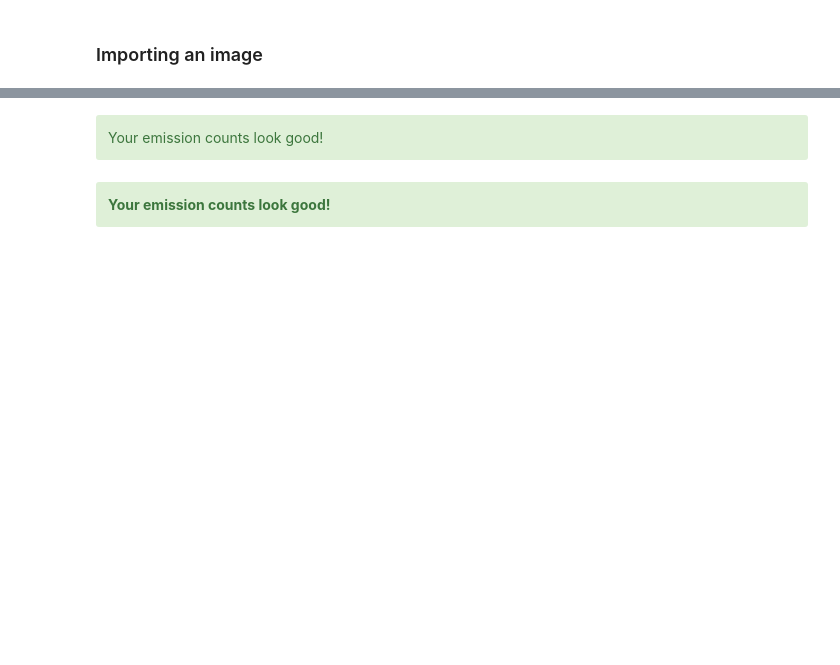
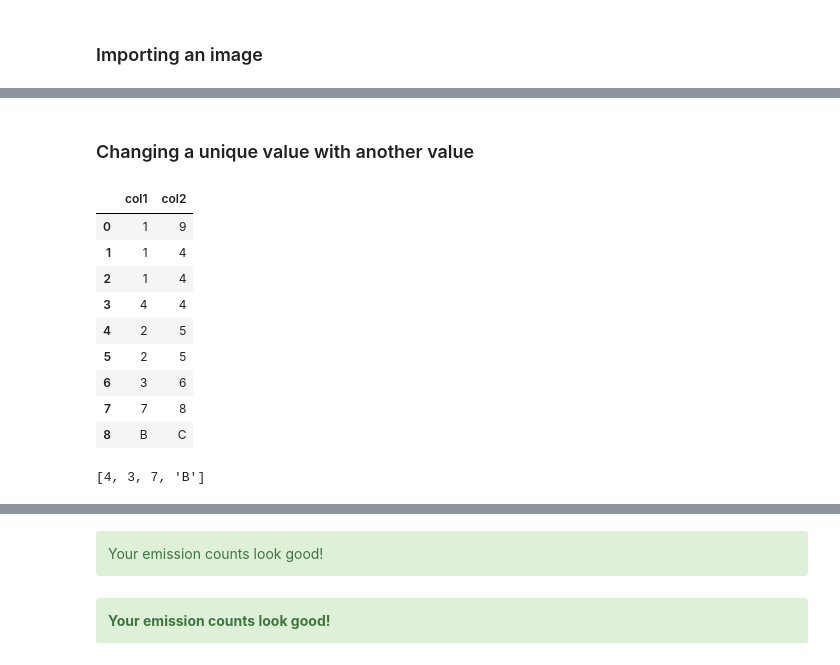
Before and after one commit to serdarbozoglan/My_Python, a Jupyter notebook: Templates/PYTHON_TEMPLATE.ipynb, the cells around one changed output, grey strips where cells are left out. Cells and saved outputs as stored; diff of their text form; code cells hidden in the pictures; blank space fills up the shorter version.

```diff
--- a/Templates/PYTHON_TEMPLATE.ipynb
+++ b/Templates/PYTHON_TEMPLATE.ipynb
@@ -41,0 +76,26 @@ Object `pd.DataFrame()` not found.
+# %% [markdown]
+### Changing a unique value with another value
+# %%
+a = {'col1':[1,1,1,4,2,2,3,7, "B"], 'col2':[9,4,4,4,5,5,6,8, "C"]}
+
+df4 = pd.DataFrame(a)
+df4
+# %% [output]
+|  | col1 | col2 |
+| 0 | 1 | 9 |
+| 1 | 1 | 4 |
+| 2 | 1 | 4 |
+| 3 | 4 | 4 |
+| 4 | 2 | 5 |
+| 5 | 2 | 5 |
+| 6 | 3 | 6 |
+| 7 | 7 | 8 |
+| 8 | B | C |
+# %%
+list1 = []
+for key, value in Counter(df4['col1']).items():
+        if value == 1:
+            list1.append(key)
+print(list1)
+# %% [output]
+[4, 3, 7, 'B']
```
Also changed, not shown: parts of 142 cells of this notebook.
